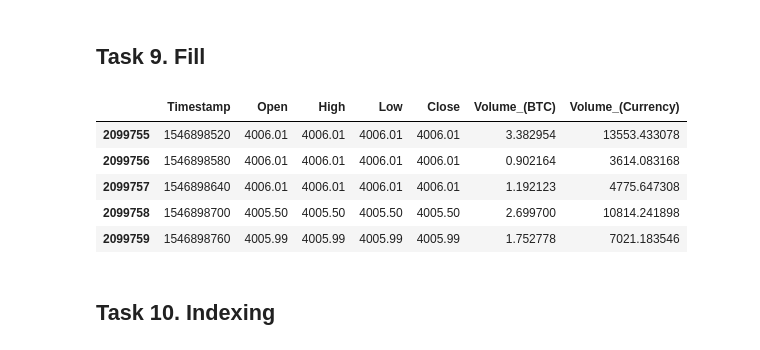
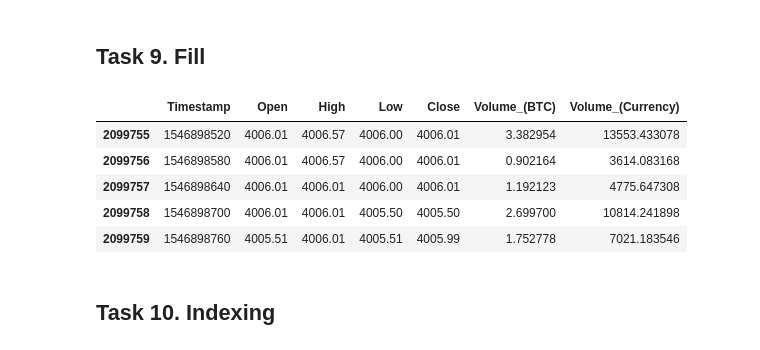
Before and after one commit to AaronManuel15/holbertonschool-machine_learning, a Jupyter notebook: pipeline/pandas/pandas_proj.ipynb, the cells around one changed output. Drawn from its saved outputs; the diff is of its cells as text; code cells hidden in the pictures.

```diff
--- a/pipeline/pandas/pandas_proj.ipynb
+++ b/pipeline/pandas/pandas_proj.ipynb
@@ -230,21 +230,25 @@ df.head()
 # %%
 df = from_file('coinbaseUSD_1-min_data_2014-12-01_to_2019-01-09.csv', ',')
 
 df = df.drop(columns=['Weighted_Price'])
 df[['Close']] = df[['Close']].ffill()
 cols = ['Open', 'High', 'Low']
-df = df.assign(**dict.fromkeys(cols, df['Close']))
+# df = df.assign(**dict.fromkeys(cols, df['Close']))
+df[['High']] = df[['High']].fillna(value=df['Close'])
+df[['Low']] = df[['Low']].fillna(value=df['Close'])
+df[['Open']] = df[['Open']].fillna(value=df['Close'])
+
 df[['Volume_(BTC)', 'Volume_(Currency)']] = df[['Volume_(BTC)', 'Volume_(Currency)']].fillna(value=0, )
 
 df.head()
 df.tail()
 # %% [output]
 |  | Timestamp | Open | High | Low | Close | Volume_(BTC) | Volume_(Currency) |
-| 2099755 | 1546898520 | 4006.01 | 4006.01 | 4006.01 | 4006.01 | 3.382954 | 13553.433078 |
-| 2099756 | 1546898580 | 4006.01 | 4006.01 | 4006.01 | 4006.01 | 0.902164 | 3614.083168 |
-| 2099757 | 1546898640 | 4006.01 | 4006.01 | 4006.01 | 4006.01 | 1.192123 | 4775.647308 |
-| 2099758 | 1546898700 | 4005.50 | 4005.50 | 4005.50 | 4005.50 | 2.699700 | 10814.241898 |
-| 2099759 | 1546898760 | 4005.99 | 4005.99 | 4005.99 | 4005.99 | 1.752778 | 7021.183546 |
+| 2099755 | 1546898520 | 4006.01 | 4006.57 | 4006.00 | 4006.01 | 3.382954 | 13553.433078 |
+| 2099756 | 1546898580 | 4006.01 | 4006.57 | 4006.00 | 4006.01 | 0.902164 | 3614.083168 |
+| 2099757 | 1546898640 | 4006.01 | 4006.01 | 4006.00 | 4006.01 | 1.192123 | 4775.647308 |
+| 2099758 | 1546898700 | 4006.01 | 4006.01 | 4005.50 | 4005.50 | 2.699700 | 10814.241898 |
+| 2099759 | 1546898760 | 4005.51 | 4006.01 | 4005.51 | 4005.99 | 1.752778 | 7021.183546 |
 # %% [markdown]
 ## Task 10. Indexing
 # %%
```
Also changed, not shown: parts of 1 cell of this notebook.
